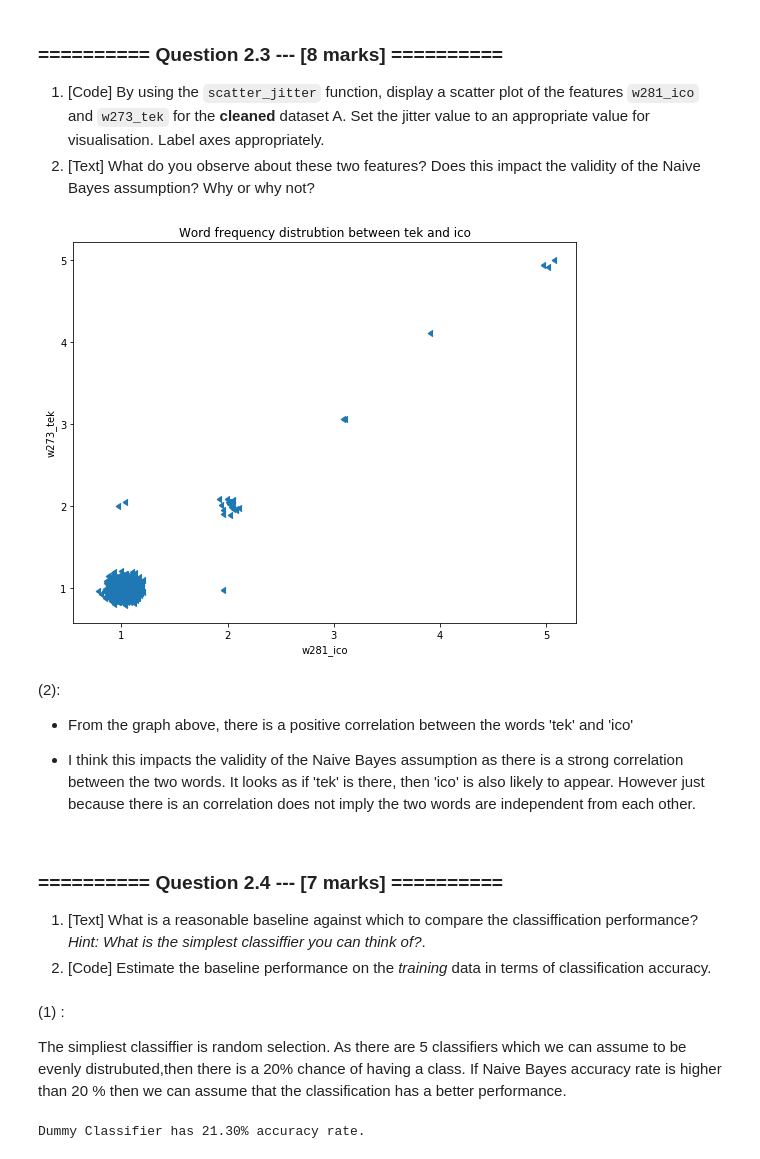
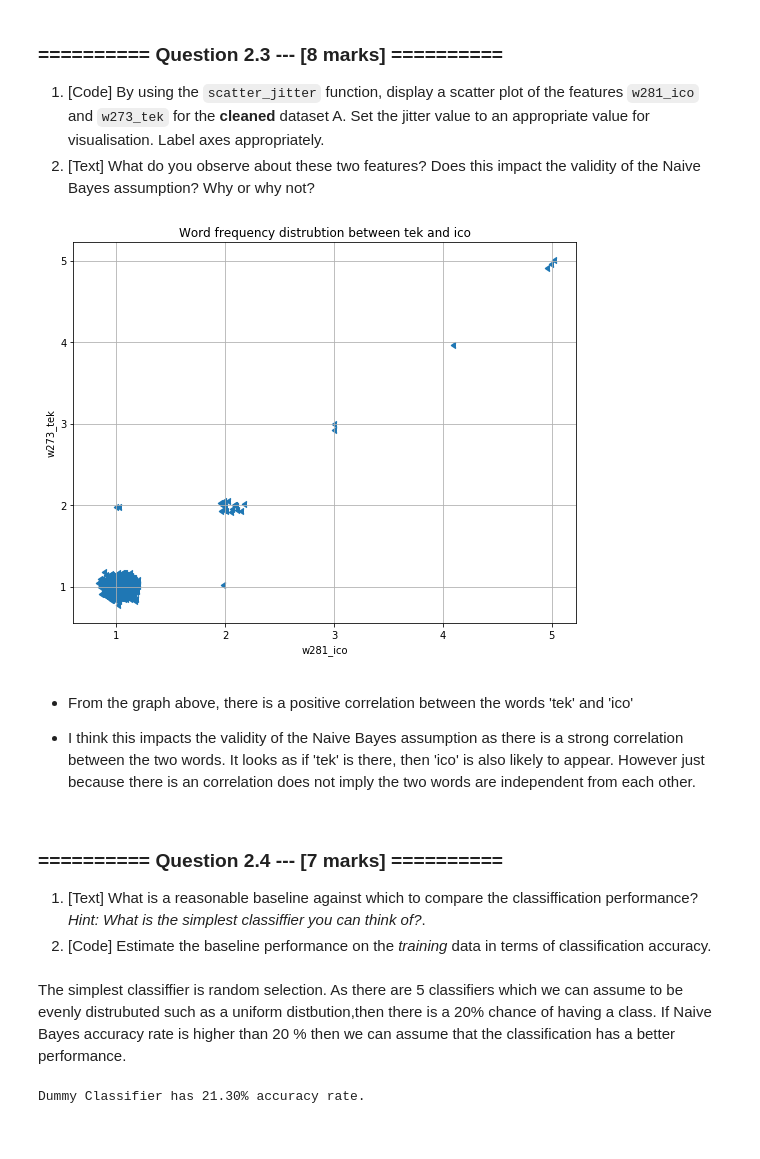
Before and after one commit to aadulan/iaml2018, a Jupyter notebook: Assignments/01_Analysis.ipynb, the cells around one changed output. Drawn from its saved outputs; the diff is of its cells as text; code cells hidden in the pictures.

```diff
--- a/Assignments/01_Analysis.ipynb
+++ b/Assignments/01_Analysis.ipynb
@@ -371,21 +361,18 @@ memory usage: 522.0 KB
 1. [Code] By using the `scatter_jitter` function, display a scatter plot of the features `w281_ico` and `w273_tek` for the **cleaned** dataset A. Set the jitter value to an appropriate value for visualisation. Label axes appropriately.
 1. [Text] What do you observe about these two features? Does this impact the validity of the Naive Bayes assumption? Why or why not?
 # %%
-# (1) # Your Code goes here:
-
-fig, ax = plt.subplots(figsize=(9,7),sharex=True)
+plt.subplots(figsize=(9,7))
 scatter_jitter(news_clean['w281_ico'], news_clean['w273_tek'],jitter = 0.3)                 # plot the graph
 
 plt.xlabel('w281_ico')                                                                      # set the x axis
 plt.ylabel('w273_tek')                                                                      # set the y axis
 
 plt.title('Word frequency distrubtion between tek and ico')
+plt.grid()
 plt.show()
 # %% [output]
-[figure, old version]
+[figure, new version]
 # %% [markdown]
-(2):
-
 - From the graph above, there is a positive correlation between the words 'tek' and 'ico'
 
 - I think this impacts the validity of the Naive Bayes assumption as there is a strong correlation between the two words. It looks as if 'tek' is there, then 'ico' is also likely to appear. However just because there is an correlation does not imply the two words are independent from each other.
@@ -394,7 +381,5 @@ plt.show()
 1. [Text] What is a reasonable baseline against which to compare the classiffication performance? *Hint: What is the simplest classiffier you can think of?*.
 1. [Code] Estimate the baseline performance on the *training* data in terms of classification accuracy.
 # %% [markdown]
-(1) :
-
-The simpliest classiffier is random selection. As there are 5 classifiers which we can assume to be evenly distrubuted,then there is a 20% chance of having a class. If Naive Bayes accuracy rate is higher than 20 % then we can assume that the classification has a better performance.
+The simplest classiffier is random selection. As there are 5 classifiers which we can assume to be evenly distrubuted such as a uniform distbution,then there is a 20% chance of having a class. If Naive Bayes accuracy rate is higher than 20 % then we can assume that the classification has a better performance.
 # %%
```
Also changed, not shown: parts of 17 cells of this notebook, 1 other file.
